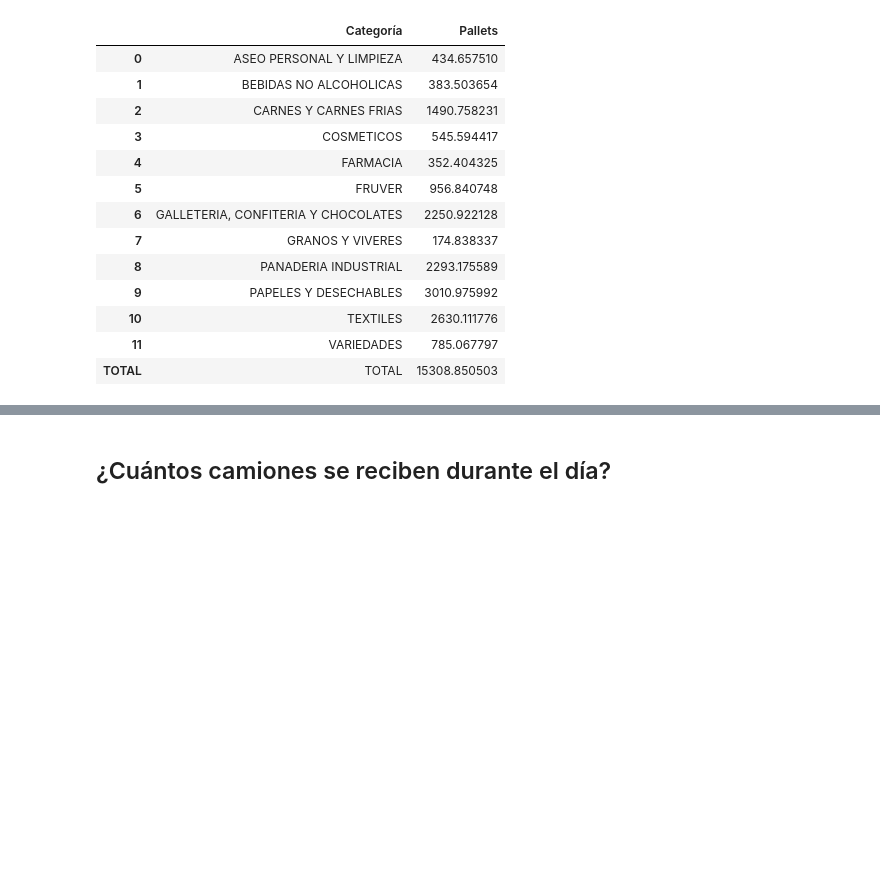
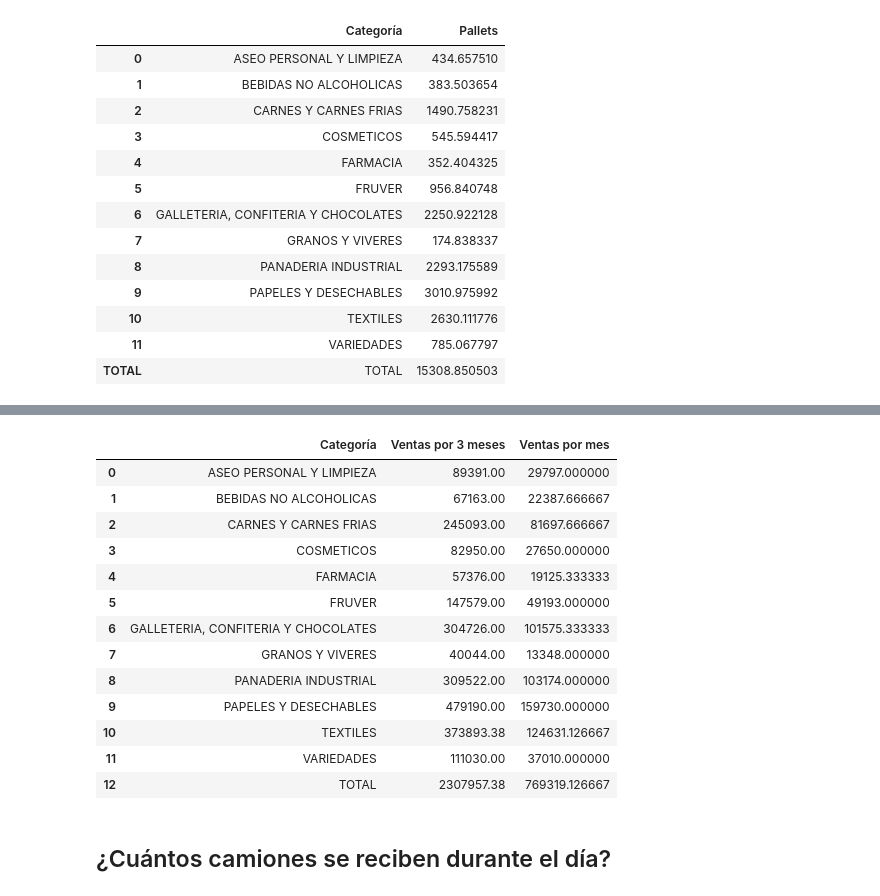
Before and after one commit to ValentinaJimenezTorres/CA_inventarios, a Jupyter notebook: b_exploracion_limpieza.ipynb, the cells around one changed output, grey strips where cells are left out. Drawn from its saved outputs; the diff is of its cells as text; code cells hidden in the pictures; blank space fills up the shorter version.

```diff
--- a/b_exploracion_limpieza.ipynb
+++ b/b_exploracion_limpieza.ipynb
@@ -729,3 +763,45 @@ disponibles_categoria
+# %%
+# Asegurar que 'SKU' sea tipo string en ambos DataFrames
+df_salidas['SKU'] = df_salidas['SKU'].astype(str)
+df_maestro_materiales['SKU'] = df_maestro_materiales['SKU'].astype(str)
+
+# Hacer el merge
+merged_df = pd.merge(df_salidas, df_maestro_materiales, on='SKU', how='left')
+
+# Agrupar por categoría y sumar CANT
+ventas_3_meses = merged_df.groupby('Categoría')['CANT'].sum().reset_index()
+ventas_3_meses.rename(columns={'CANT': 'Ventas por 3 meses'}, inplace=True)
+
+# Calcular ventas promedio por mes dividiendo entre 3
+ventas_3_meses['Ventas por mes'] = ventas_3_meses['Ventas por 3 meses'] / 3
+
+# Agregar fila TOTAL
+total_row = pd.DataFrame({
+    'Categoría': ['TOTAL'],
+    'Ventas por 3 meses': [ventas_3_meses['Ventas por 3 meses'].sum()],
+    'Ventas por mes': [ventas_3_meses['Ventas por mes'].sum()]
+})
+
+# Concatenar
+ventas_3_meses = pd.concat([ventas_3_meses, total_row], ignore_index=True)
+
+# Mostrar resultado
+ventas_3_meses
+# %% [output]
+|  | Categoría | Ventas por 3 meses | Ventas por mes |
+| 0 | ASEO PERSONAL Y LIMPIEZA | 89391.00 | 29797.000000 |
+| 1 | BEBIDAS NO ALCOHOLICAS | 67163.00 | 22387.666667 |
+| 2 | CARNES Y CARNES FRIAS | 245093.00 | 81697.666667 |
+| 3 | COSMETICOS | 82950.00 | 27650.000000 |
+| 4 | FARMACIA | 57376.00 | 19125.333333 |
+| 5 | FRUVER | 147579.00 | 49193.000000 |
+| 6 | GALLETERIA, CONFITERIA Y CHOCOLATES | 304726.00 | 101575.333333 |
+| 7 | GRANOS Y VIVERES | 40044.00 | 13348.000000 |
+| 8 | PANADERIA INDUSTRIAL | 309522.00 | 103174.000000 |
+| 9 | PAPELES Y DESECHABLES | 479190.00 | 159730.000000 |
+| 10 | TEXTILES | 373893.38 | 124631.126667 |
+| 11 | VARIEDADES | 111030.00 | 37010.000000 |
+| 12 | TOTAL | 2307957.38 | 769319.126667 |
 # %% [markdown]
 ## ¿Cuántos camiones se reciben durante el día?
 # %%
```
Also changed, not shown: parts of 8 cells of this notebook.
